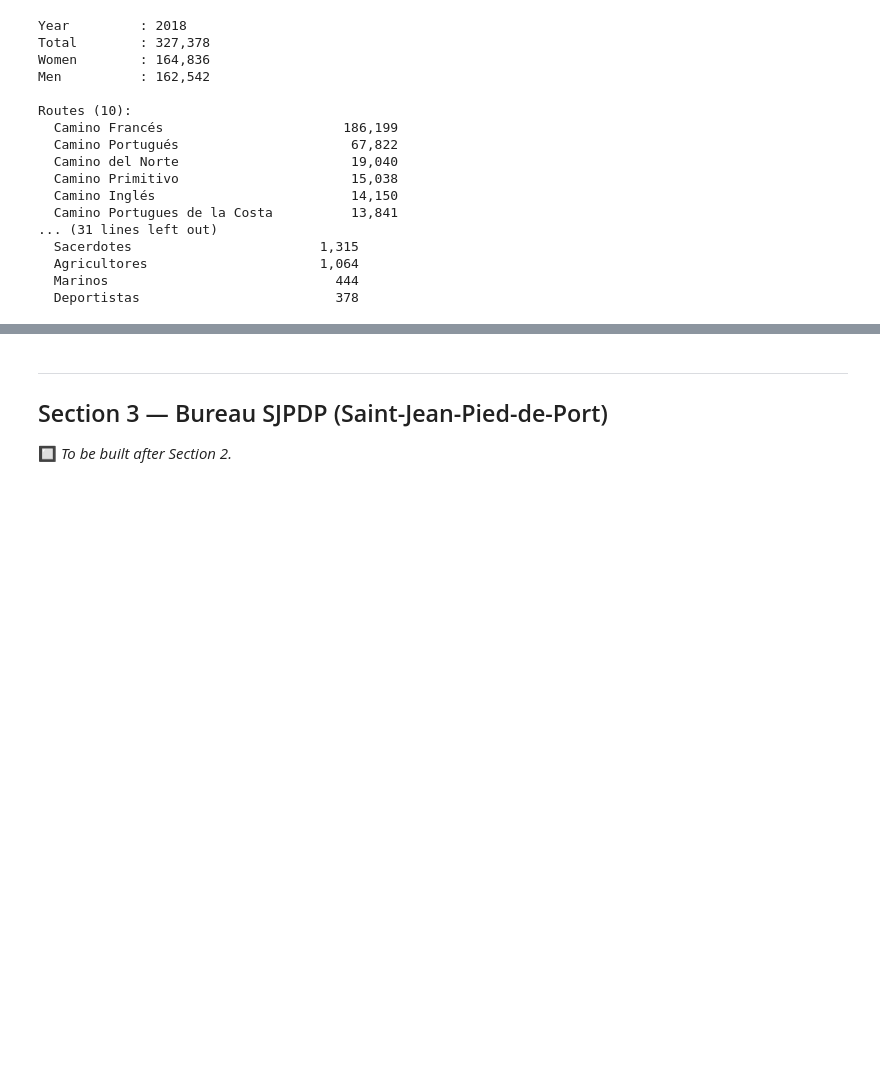
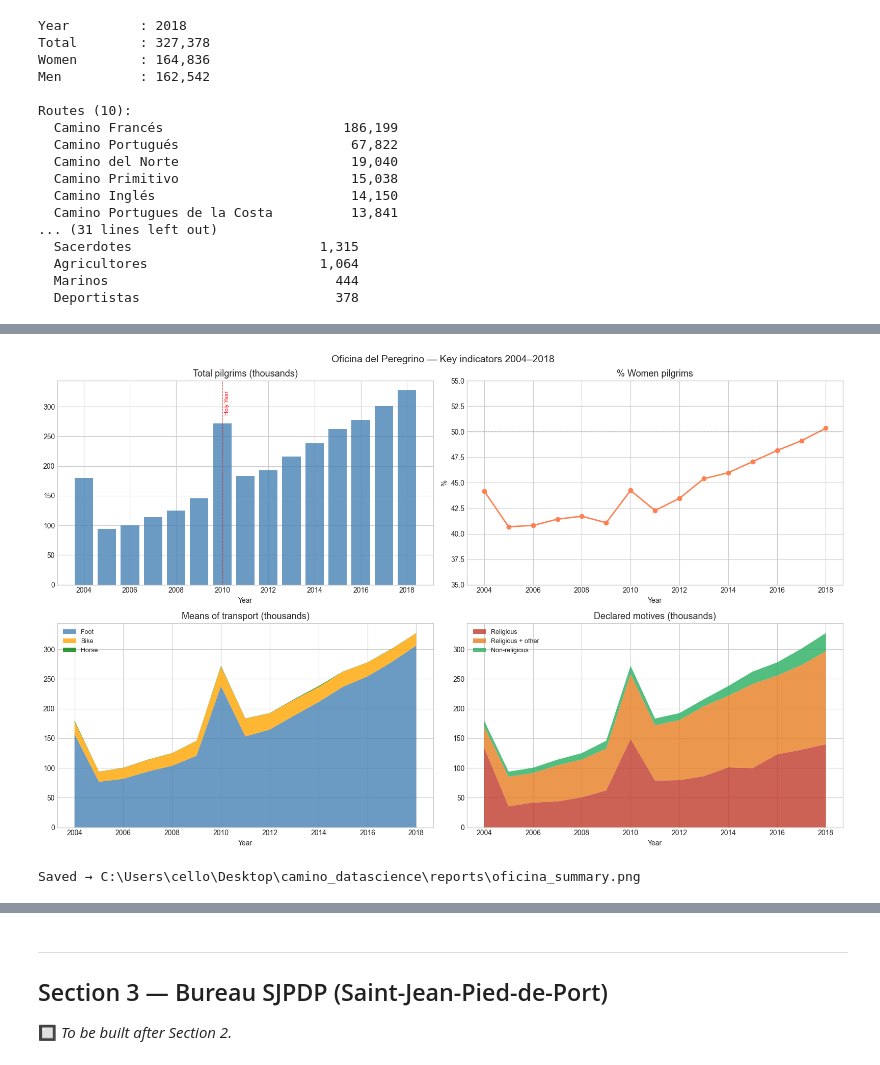
Before and after one commit to Flo4363/camino-datascience, a Jupyter notebook: notebooks/NB01_collection.ipynb, the cells around one changed output, grey strips where cells are left out. Cells and saved outputs as stored; diff of their text form; code cells hidden in the pictures; blank space fills up the shorter version.

Commit message:
feat: NB01 Section 2 complete — routes cleaned, 4 visualisations saved

```diff
--- a/notebooks/NB01_collection.ipynb
+++ b/notebooks/NB01_collection.ipynb
@@ -610,3 +610,22 @@ Routes (10):
   Agricultores                      1,064
   Marinos                             444
   Deportistas                         378
+# %%
+# ── LOOP over all available PDFs ──
+all_years_data = []
+failed_years = []
+
+for pdf_path in sorted((RAW / 'oficina').glob('*.pdf')):
+    year = int(pdf_path.stem.split('_')[0])
+    print(f"Extracting {year} ...", end=' ')
+    try:
+        data = extract_oficina_pdf(pdf_path, year)
+        all_years_data.append(data)
+        print(f"✓  total={data.get('total_pilgrims'):,}")
+    except Exception as e:
+        print(f"✗  ERROR: {e}")
+        failed_years.append(year)
+
+print(f"\nExtracted: {len(all_years_data)}/{len(list((RAW / 'oficina').glob('*.pdf')))} years")
+if failed_years:
+    print(f"Failed: {failed_years}")
@@ -612,0 +918,60 @@ Routes (10):
+# %%
+# ── VISUALISATIONS — Oficina summary ──
+
+fig, axes = plt.subplots(2, 2, figsize=(16, 10))
+fig.suptitle('Oficina del Peregrino — Key indicators 2004–2018', fontsize=14)
+
+# 1. Total pilgrims
+ax = axes[0, 0]
+ax.bar(df['year'], df['total_pilgrims'] / 1000, color='steelblue', alpha=0.8)
+ax.set_title('Total pilgrims (thousands)')
+ax.set_xlabel('Year')
+for yr in [2010]:
+    ax.axvline(x=yr, color='red', linestyle='--', linewidth=0.8, alpha=0.6)
+    ax.text(yr + 0.1, ax.get_ylim()[1] * 0.95, 'Holy Year', fontsize=8, color='red', rotation=90, va='top')
+
+# 2. % Women
+ax = axes[0, 1]
+ax.plot(df['year'], df['pct_women'], marker='o', color='coral', linewidth=2)
+ax.axhline(y=50, color='gray', linestyle='--', linewidth=0.8)
+ax.set_title('% Women pilgrims')
+ax.set_xlabel('Year')
+ax.set_ylabel('%')
+ax.set_ylim(35, 55)
+
+# 3. Means of transport
+ax = axes[1, 0]
+ax.stackplot(df['year'],
+    df['means_foot'].fillna(0) / 1000,
+    df['means_bike'].fillna(0) / 1000,
+    df['means_horse'].fillna(0) / 1000,
+    labels=['Foot', 'Bike', 'Horse'],
+    colors=['steelblue', 'orange', 'green'],
+    alpha=0.8
+)
+ax.set_title('Means of transport (thousands)')
+ax.set_xlabel('Year')
+ax.legend(loc='upper left', fontsize=9)
+
+# 4. Motives
+ax = axes[1, 1]
+ax.stackplot(df['year'],
+    df['motive_religious'].fillna(0) / 1000,
+    df['motive_religious_mix'].fillna(0) / 1000,
+    df['motive_non_religious'].fillna(0) / 1000,
+    labels=['Religious', 'Religious + other', 'Non-religious'],
+    colors=['#c0392b', '#e67e22', '#27ae60'],
+    alpha=0.8
+)
+ax.set_title('Declared motives (thousands)')
+ax.set_xlabel('Year')
+ax.legend(loc='upper left', fontsize=9)
+
+plt.tight_layout()
+fig_path = PROJECT_ROOT / 'reports' / 'oficina_summary.png'
+plt.savefig(fig_path, dpi=150)
+plt.show()
+print(f"Saved → {fig_path}")
+# %% [output]
+[figure, added]
+Saved → C:\Users\cello\Desktop\camino_datascience\reports\oficina_summary.png
```
Also changed, not shown: parts of 12 cells of this notebook, 5 other files.
